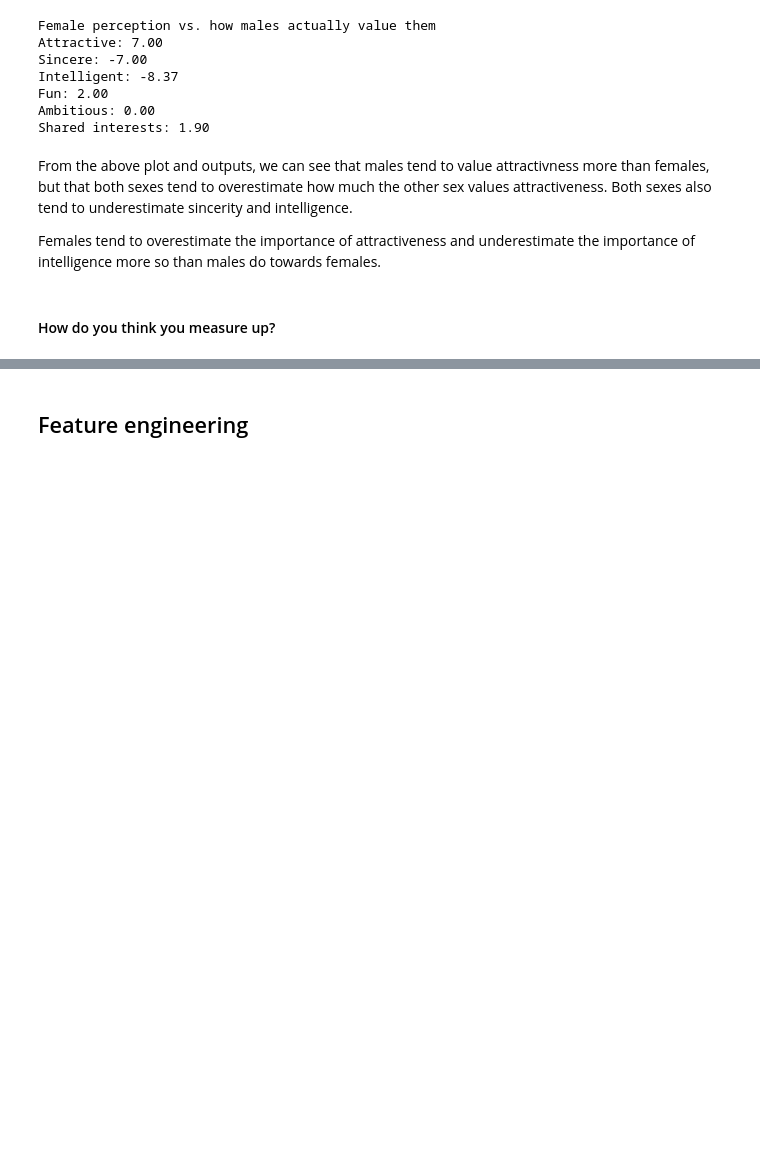
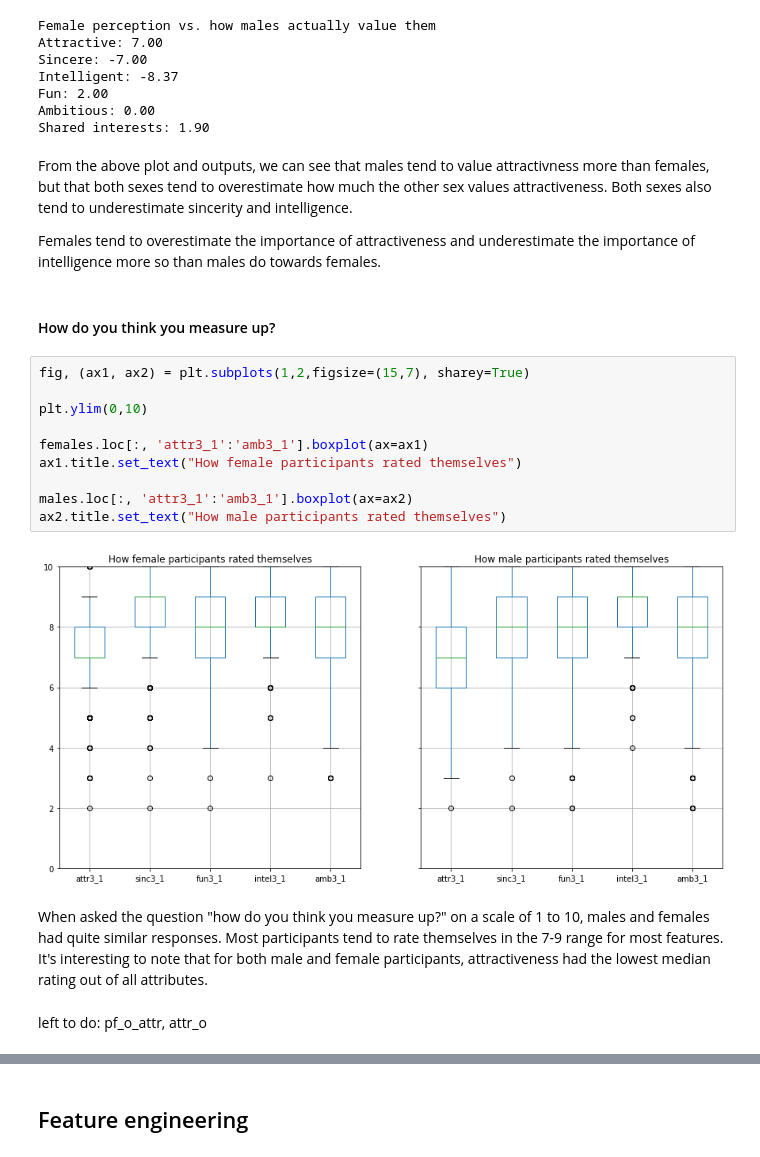
Before and after one commit to dperille/cs363d-f21-project, a Jupyter notebook: project.ipynb, the cells around one changed output, grey strips where cells are left out. Saved outputs shown, nothing was run; the diff lists cells and outputs as text; blank space fills up the shorter version.

```diff
--- a/project.ipynb
+++ b/project.ipynb
@@ -313,3 +314,19 @@ From the above plot and outputs, we can see that males tend to value attractivne
 Females tend to overestimate the importance of attractiveness and underestimate the importance of intelligence more so than males do towards females.
 # %% [markdown]
 #### How do you think you measure up?
+# %%
+fig, (ax1, ax2) = plt.subplots(1,2,figsize=(15,7), sharey=True)
+
+plt.ylim(0,10)
+
+females.loc[:, 'attr3_1':'amb3_1'].boxplot(ax=ax1)
+ax1.title.set_text("How female participants rated themselves")
+
+males.loc[:, 'attr3_1':'amb3_1'].boxplot(ax=ax2)
+ax2.title.set_text("How male participants rated themselves")
+# %% [output]
+[figure, added]
+# %% [markdown]
+When asked the question "how do you think you measure up?" on a scale of 1 to 10, males and females had quite similar responses. Most participants tend to rate themselves in the 7-9 range for most features. It's interesting to note that for both male and female participants, attractiveness had the lowest median rating out of all attributes.
+# %% [markdown]
+left to do: pf_o_attr, attr_o
```
Also changed, not shown: parts of 13 cells of this notebook.
